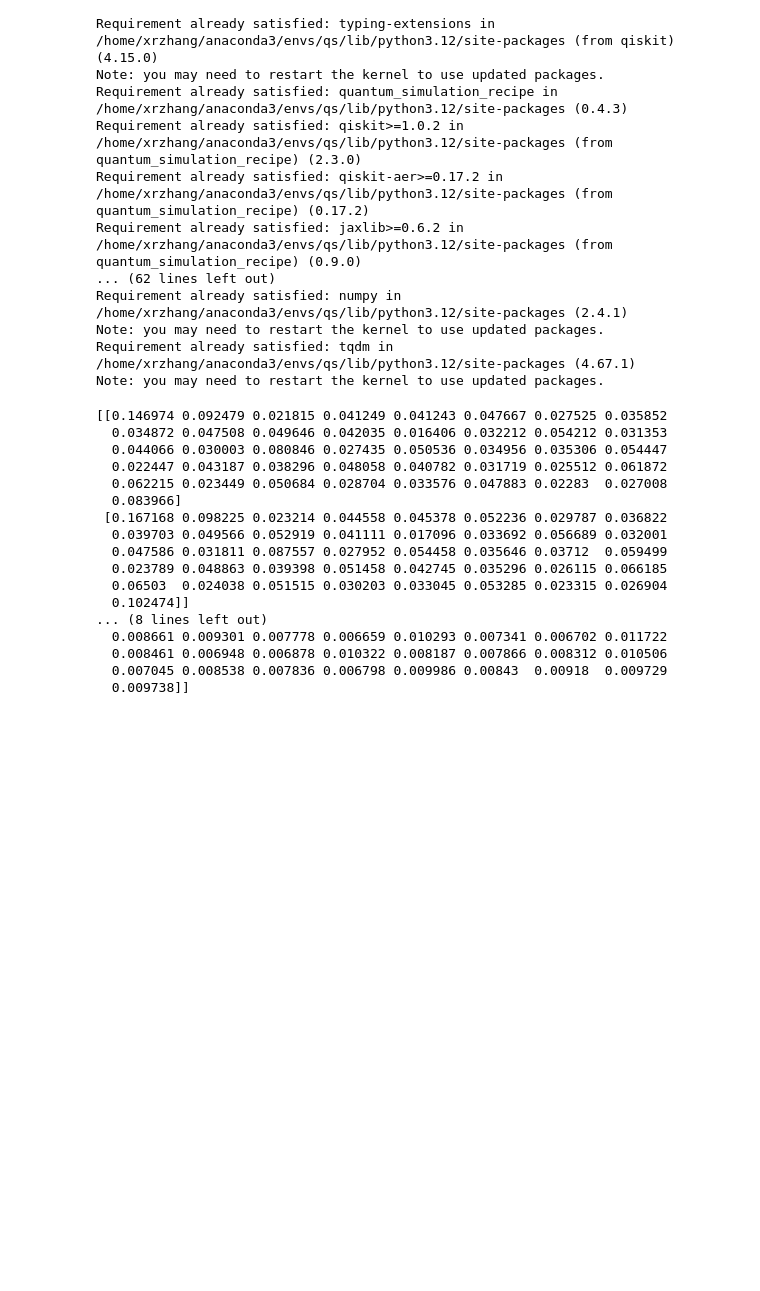
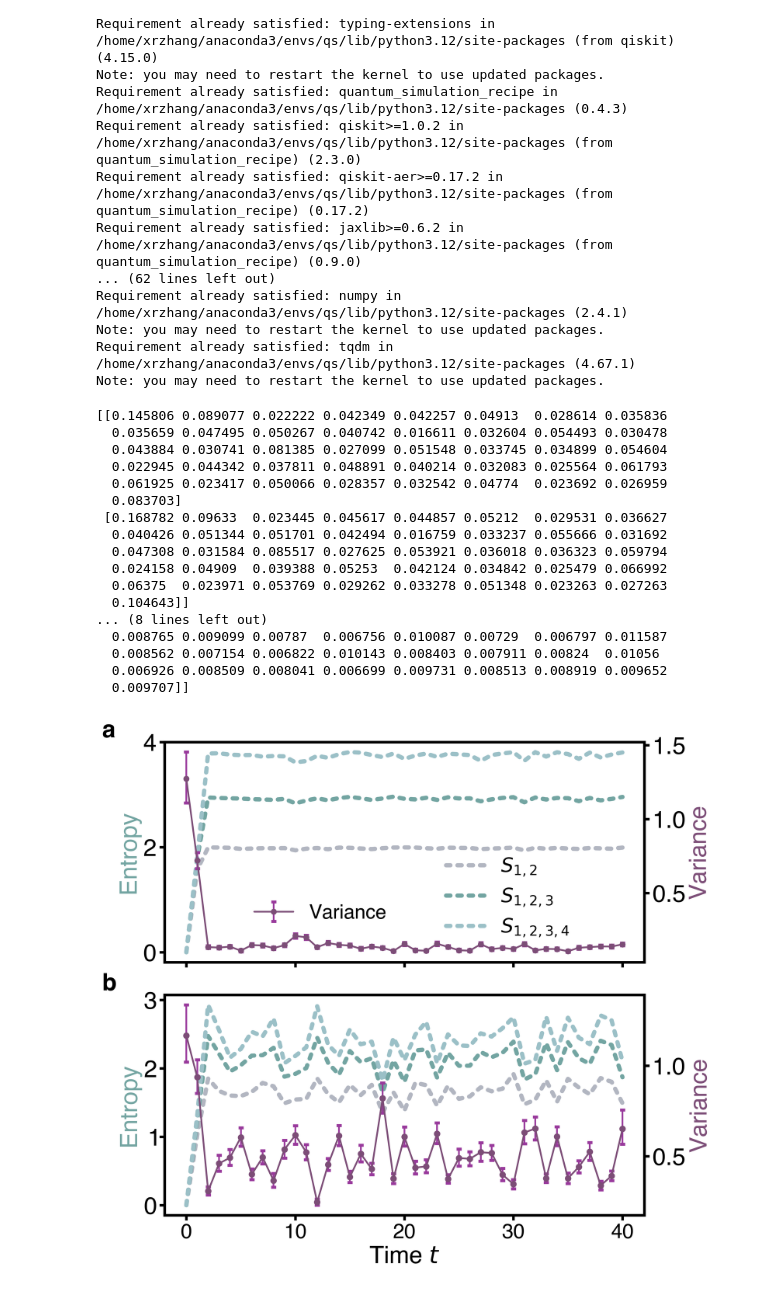
Before and after one commit to Xran-ZH/Quantum-Resource-and-Quantum-Simulation, a Jupyter notebook: kurtosis.ipynb, the cells around one changed output. Cells and saved outputs as stored; diff of their text form; code cells hidden in the pictures; blank space fills up the shorter version.

```diff
--- a/kurtosis.ipynb
+++ b/kurtosis.ipynb
@@ -74,8 +74,8 @@ for j, st0 in enumerate(states_anti):
         i+=1
     quantiles = [0.025,0.975]
     lower, upper = np.quantile(bootstrap_anti, quantiles)
-    AntiwithCI[0,j]=-lower
-    AntiwithCI[1,j]=upper
+    AntiwithCI[1,j]=-lower
+    AntiwithCI[0,j]=upper
 print(AntiwithCI)
 # Typical data
 s_ent = np.load("./vardata/entstates.npy")
@@ -101,27 +101,27 @@ for j, st0 in enumerate(states_ent):
         i+=1
     quantiles = [0.025,0.975]
     lower, upper = np.quantile(bootstrap_ent, quantiles)
-    EntwithCI[0,j]=-lower
-    EntwithCI[1,j]=upper
+    EntwithCI[1,j]=-lower
+    EntwithCI[0,j]=upper
 print(EntwithCI)
 # %% [output]
-[[0.146974 0.092479 0.021815 0.041249 0.041243 0.047667 0.027525 0.035852
-  0.034872 0.047508 0.049646 0.042035 0.016406 0.032212 0.054212 0.031353
-  0.044066 0.030003 0.080846 0.027435 0.050536 0.034956 0.035306 0.054447
-  0.022447 0.043187 0.038296 0.048058 0.040782 0.031719 0.025512 0.061872
-  0.062215 0.023449 0.050684 0.028704 0.033576 0.047883 0.02283  0.027008
-  0.083966]
- [0.167168 0.098225 0.023214 0.044558 0.045378 0.052236 0.029787 0.036822
-  0.039703 0.049566 0.052919 0.041111 0.017096 0.033692 0.056689 0.032001
-  0.047586 0.031811 0.087557 0.027952 0.054458 0.035646 0.03712  0.059499
-  0.023789 0.048863 0.039398 0.051458 0.042745 0.035296 0.026115 0.066185
-  0.06503  0.024038 0.051515 0.030203 0.033045 0.053285 0.023315 0.026904
-  0.102474]]
+[[0.145806 0.089077 0.022222 0.042349 0.042257 0.04913  0.028614 0.035836
+  0.035659 0.047495 0.050267 0.040742 0.016611 0.032604 0.054493 0.030478
+  0.043884 0.030741 0.081385 0.027099 0.051548 0.033745 0.034899 0.054604
+  0.022945 0.044342 0.037811 0.048891 0.040214 0.032083 0.025564 0.061793
+  0.061925 0.023417 0.050066 0.028357 0.032542 0.04774  0.023692 0.026959
+  0.083703]
+ [0.168782 0.09633  0.023445 0.045617 0.044857 0.05212  0.029531 0.036627
+  0.040426 0.051344 0.051701 0.042494 0.016759 0.033237 0.055666 0.031692
+  0.047308 0.031584 0.085517 0.027625 0.053921 0.036018 0.036323 0.059794
+  0.024158 0.04909  0.039388 0.05253  0.042124 0.034842 0.025479 0.066992
+  0.06375  0.023971 0.053769 0.029262 0.033278 0.051348 0.023263 0.027263
+  0.104643]]
 ... (8 lines left out)
-  0.008661 0.009301 0.007778 0.006659 0.010293 0.007341 0.006702 0.011722
-  0.008461 0.006948 0.006878 0.010322 0.008187 0.007866 0.008312 0.010506
-  0.007045 0.008538 0.007836 0.006798 0.009986 0.00843  0.00918  0.009729
-  0.009738]]
+  0.008765 0.009099 0.00787  0.006756 0.010087 0.00729  0.006797 0.011587
+  0.008562 0.007154 0.006822 0.010143 0.008403 0.007911 0.00824  0.01056
+  0.006926 0.008509 0.008041 0.006699 0.009731 0.008513 0.008919 0.009652
+  0.009707]]
 # %%
 
 # Plot settings
@@ -150,7 +150,7 @@ x = list(range(depth + 1))
 fig, (ax1_right, ax1_left) = plt.subplots(2, 1, figsize=(10, 9), layout='constrained',sharex=True)
 
 # ========== LEFT PLOT: ATYPICAL ==========
-ax1_left.set_ylabel(r"Entropy", fontdict=fontprops, color=colors[8])
+ax1_left.set_ylabel(r"Entropy", fontdict=fontprops, color=colors[7])
 ax1_left.set_xlabel(r"Time $t$", fontdict=fontprops)
 ax1_left.ticklabel_format(style='sci', axis='y', scilimits=(-2, 2),useMathText=True)
 part = [2, 3, 4]
@@ -182,7 +182,7 @@ ax2_left.errorbar(x,moments_anti,yerr=np.array(AntiwithCI), fmt='o',linestyle='-
 # ========== RIGHT PLOT: TYPICAL ==========
 #ax1_right.set_xlabel(r"Time $t$", fontdict=fontprops)
 # move the ylabel to the top of the axis
-ax1_right.set_ylabel(r"Entropy", fontdict=fontprops, color=colors[8])
+ax1_right.set_ylabel(r"Entropy", fontdict=fontprops, color=colors[7])
 # ax2_right.set_ylabel(r"Entropy", fontdict=fontprops, color=colors[8], rotation=0, ha='left', va='bottom')
 # ax2_right.yaxis.set_label_coords(0.75, 1.02)
 # ax2_left.set_ylabel(r"Entropy", fontdict=fontprops, color=colors[8], rotation=0, ha='left', va='bottom')
@@ -195,33 +195,35 @@ ax1_right.tick_params(axis='y', which='major', labelsize=ls)
 
 ax2_right = ax1_right.twinx()
 ax2_right.set_ylabel(r"Variance", fontdict=fontprops, color=colors[0])
 # ax2_right.plot(x, moments_ent, label=rf'$\text{{Var}}[s_E(\psi)]$', color=colors[0],
 #                marker="o", markerfacecolor=colors[0], markeredgecolor=colors[4],
 #                markersize=10, linestyle="-", markeredgewidth=3, linewidth=5)
 ax2_right.errorbar(x,moments_ent,yerr=np.array(EntwithCI), fmt='o',linestyle='-',ecolor="#993A9C", elinewidth=2,
                   capsize=3,linewidth=2,color=colors[0],markersize=3.5, markerfacecolor=colors[0],markeredgecolor=colors[0],label=r"Variance")
 ax2_right.ticklabel_format(style='sci', axis='y', scilimits=(-2, 2),useMathText=True)
 ax2_right.tick_params(axis='y', labelsize=ls, which='both')
 ax2_right.tick_params(axis='x', labelsize=ls)
 offset_text_right = ax2_right.yaxis.get_offset_text()
 offset_text_right.set_fontsize(ls)
 # ax1_right.set_title(r"(b) Typical", fontdict=fontprops, pad=20)
 
 
 # Optional: Add a shared legend
 # lines1, labels1 = ax1_left.get_legend_handles_labels()
 # lines2, labels2 = ax2_left.get_legend_handles_labels()
 # fig.legend(lines1 + lines2, labels1 + labels2, loc='upper center',
 #            bbox_to_anchor=(0.3, 0.56), fontsize=22)
 ax2_right.legend(loc='lower left', bbox_to_anchor=(0.15, 0.10), fontsize=23, framealpha=0)
 ax1_right.legend(loc='lower left', bbox_to_anchor=(0.55, 0.03), fontsize=23, framealpha=0)
 # fig.legend(lines1 + lines2, labels1 + labels2, loc='upper center',
 #            bbox_to_anchor=(0.5, 1.02), ncol=4, fontsize=24)
 
 for ax, label in zip([ax1_right, ax1_left], ['a', 'b']):
     ax.text(-0.13,1.1, label, transform=ax.transAxes, fontsize=28, va='top', weight='bold')
 
 plt.savefig('en_combined.pdf', bbox_inches='tight', dpi=200, pad_inches=0.1, transparent=True)
+# %% [output]
+[figure, added]
 # %%
 import numpy as np
 import matplotlib.pyplot as plt
```
Also changed, not shown: parts of 4 cells of this notebook, 6 other files.
